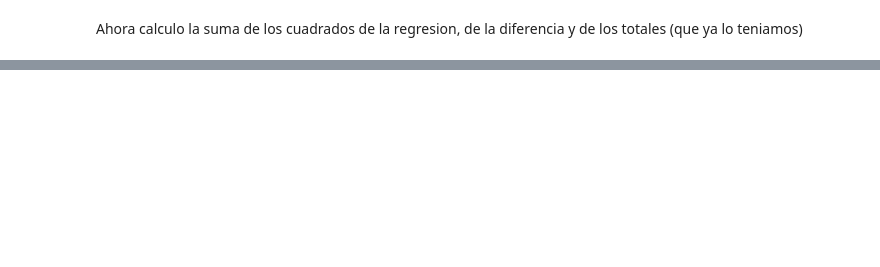
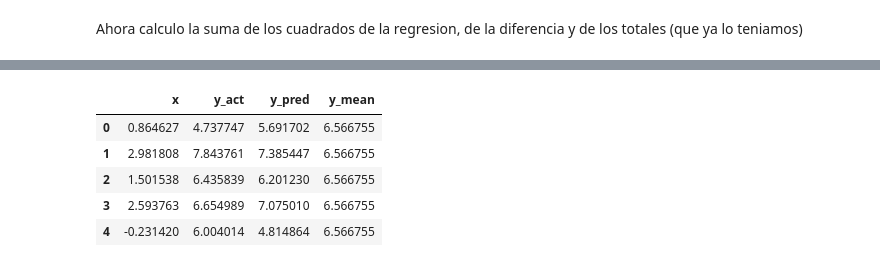
Before and after one commit to Zell0ss/machine_learning, a Jupyter notebook: Notebooks/T4 - 1 - Linear regression. Datos ficticios.ipynb, the cells around one changed output, grey strips where cells are left out. Cells and saved outputs as stored; diff of their text form; code cells hidden in the pictures; blank space fills up the shorter version.

```diff
--- a/Notebooks/T4 - 1 - Linear regression. Datos ficticios.ipynb
+++ b/Notebooks/T4 - 1 - Linear regression. Datos ficticios.ipynb
@@ -273,0 +301,9 @@ plt.show()
+# %%
+data[["x", "y_act", "y_pred", "y_mean"]].head()
+# %% [output]
+|  | x | y_act | y_pred | y_mean |
+| 0 | 0.864627 | 4.737747 | 5.691702 | 6.566755 |
+| 1 | 2.981808 | 7.843761 | 7.385447 | 6.566755 |
+| 2 | 1.501538 | 6.435839 | 6.201230 | 6.566755 |
+| 3 | 2.593763 | 6.654989 | 7.075010 | 6.566755 |
+| 4 | -0.231420 | 6.004014 | 4.814864 | 6.566755 |
```
Also changed, not shown: parts of 28 cells of this notebook, 6 other files.
